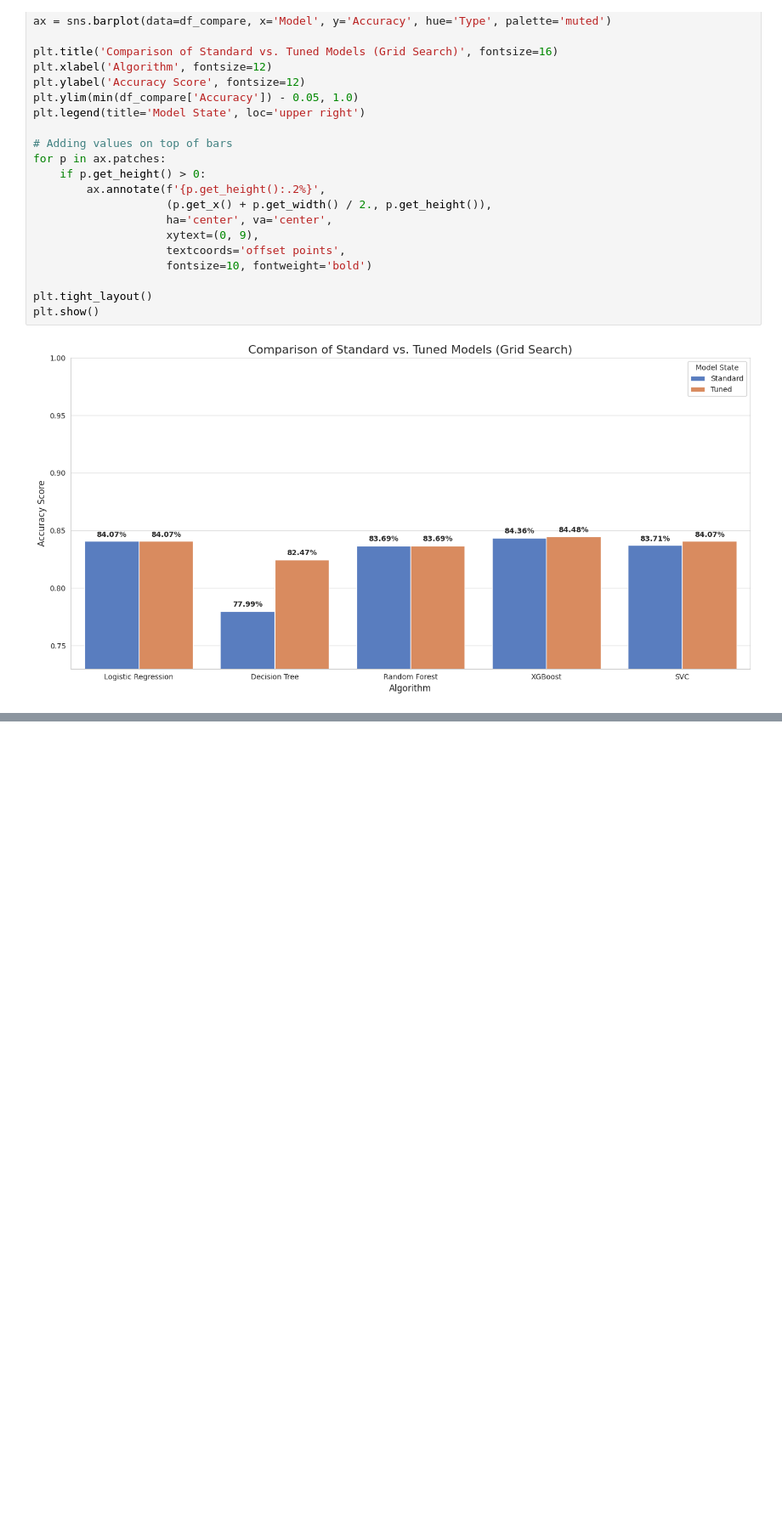
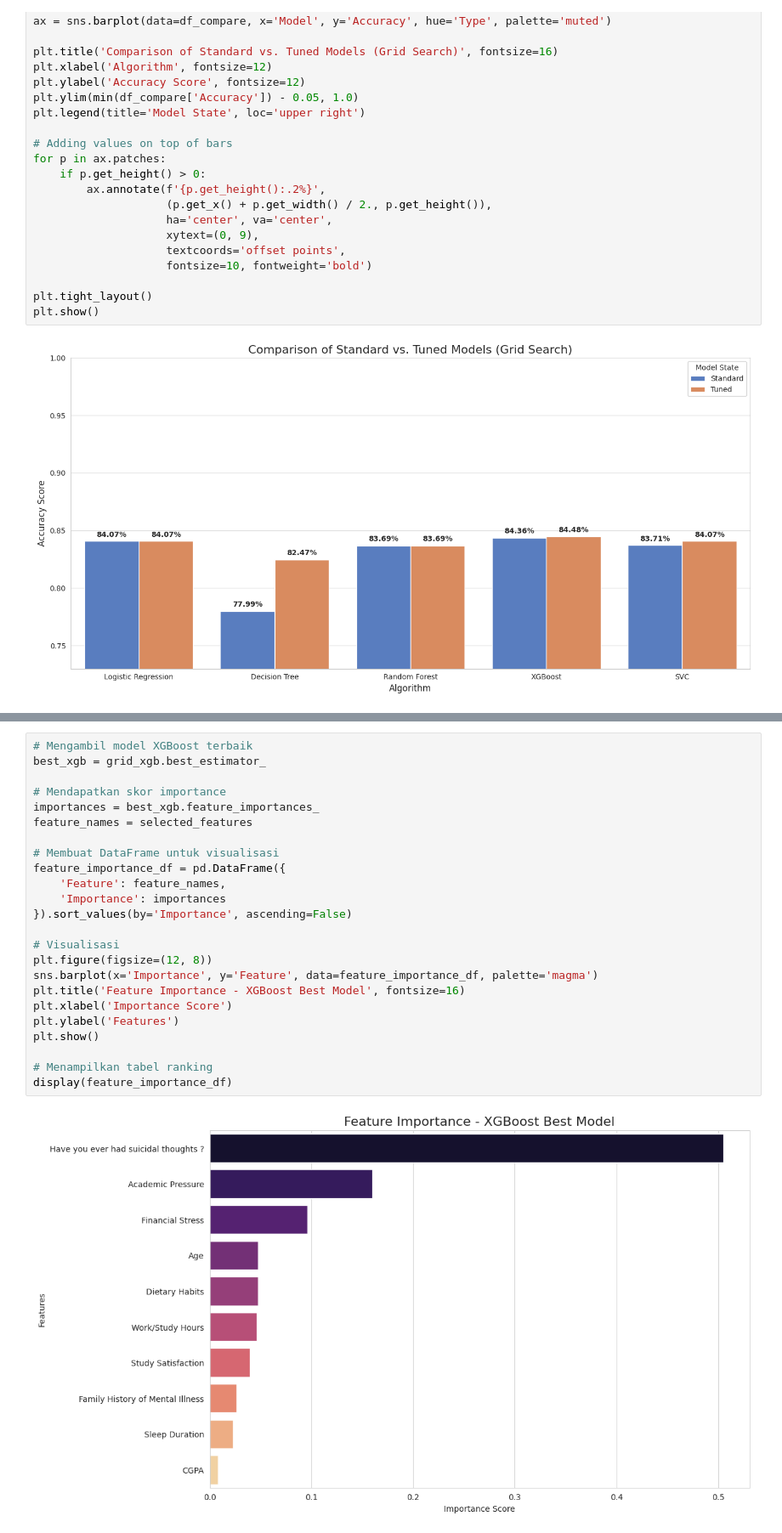
Before and after one commit to farizarvin/bengkod-fast, a Jupyter notebook: FastTrack_Fariz.ipynb, the cells around one changed output, grey strips where cells are left out. Shown at 85% size. Drawn from its saved outputs; the diff is of its cells as text; blank space fills up the shorter version.

```diff
--- a/FastTrack_Fariz.ipynb
+++ b/FastTrack_Fariz.ipynb
@@ -787,0 +797,26 @@ Model berhasil diekspor sebagai: model.pkl
+# %%
+# Mengambil model XGBoost terbaik
+best_xgb = grid_xgb.best_estimator_
+
+# Mendapatkan skor importance
+importances = best_xgb.feature_importances_
+feature_names = selected_features
+
+# Membuat DataFrame untuk visualisasi
+feature_importance_df = pd.DataFrame({
+    'Feature': feature_names,
+    'Importance': importances
+}).sort_values(by='Importance', ascending=False)
+
+# Visualisasi
+plt.figure(figsize=(12, 8))
+sns.barplot(x='Importance', y='Feature', data=feature_importance_df, palette='magma')
+plt.title('Feature Importance - XGBoost Best Model', fontsize=16)
+plt.xlabel('Importance Score')
+plt.ylabel('Features')
+plt.show()
+
+# Menampilkan tabel ranking
+display(feature_importance_df)
+# %% [output]
+[figure, added]
```
Also changed, not shown: parts of 3 cells of this notebook.
